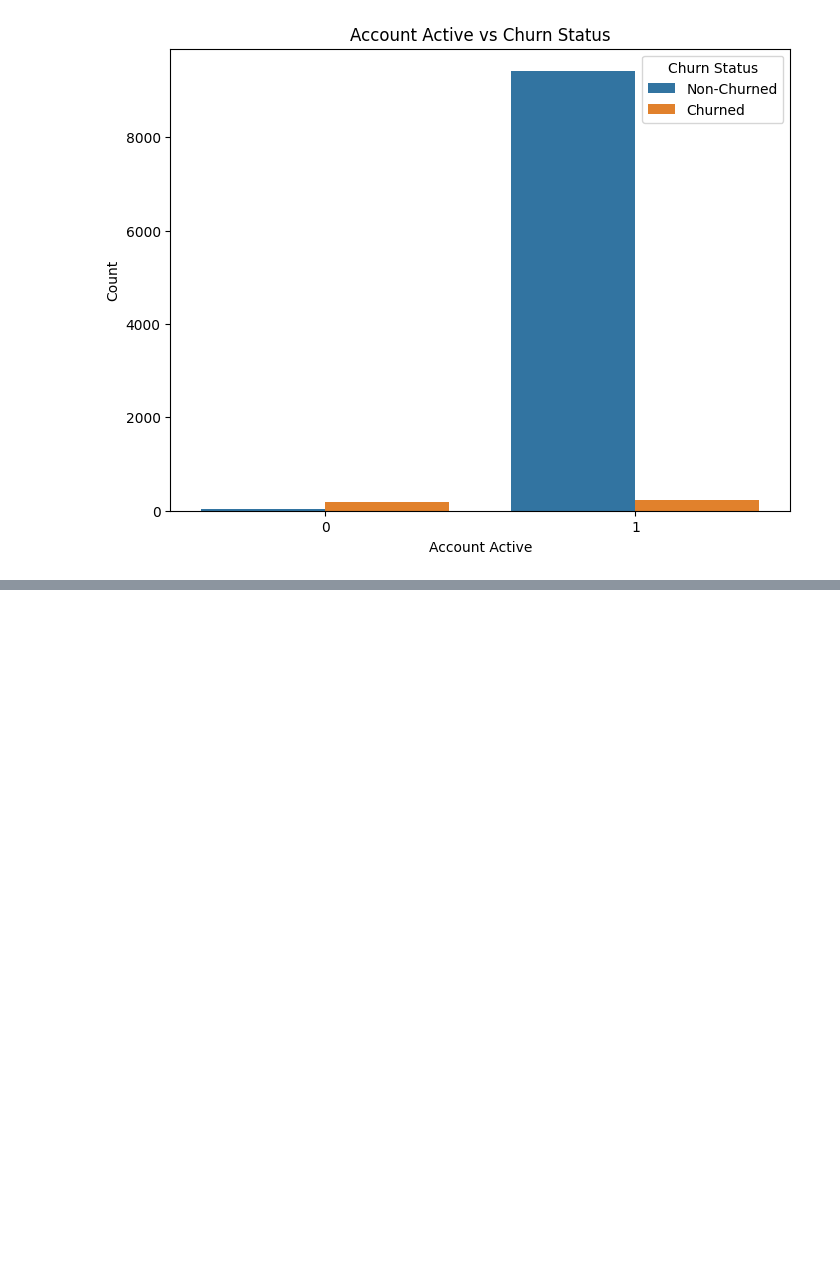
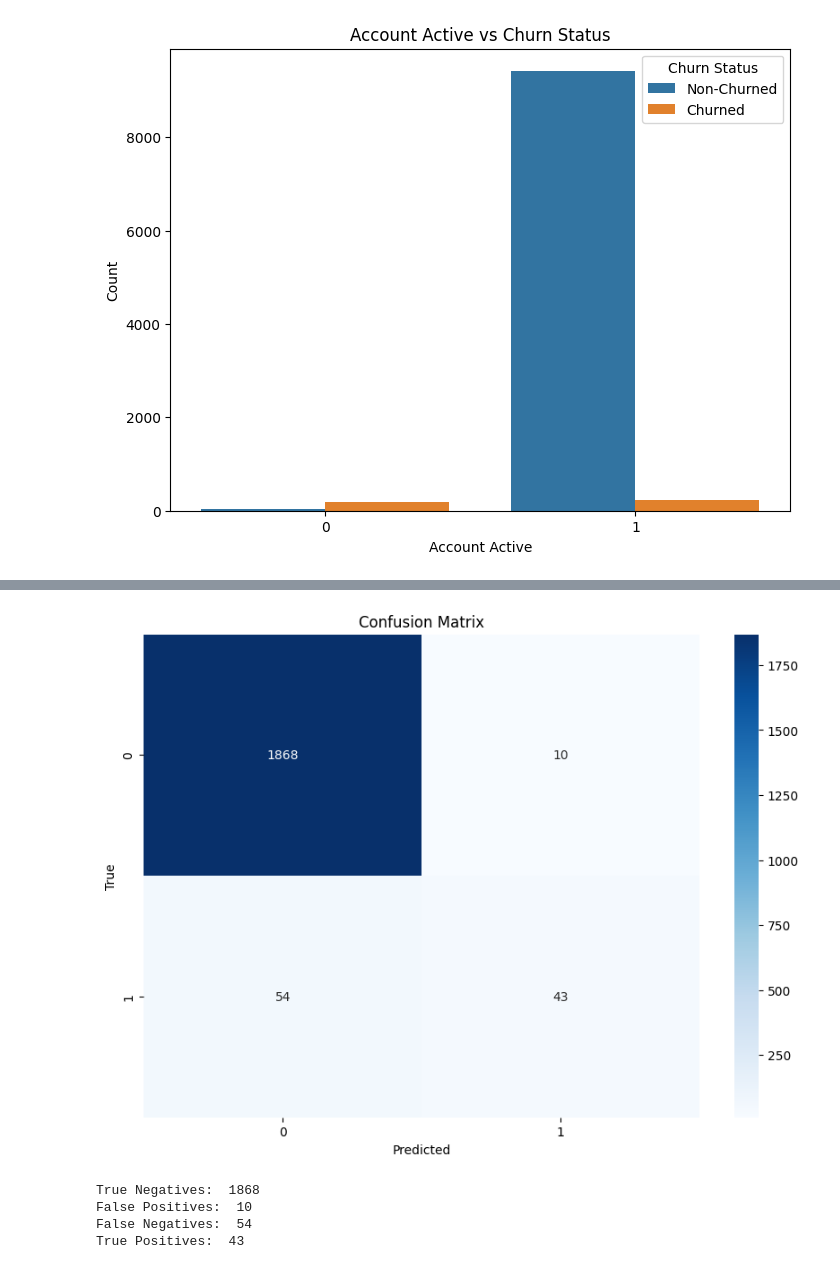
Before and after one commit to andrew250402/DSA3101-Project, a Jupyter notebook: Abu/Churn_Prediction.ipynb, the cells around one changed output, grey strips where cells are left out. Cells and saved outputs as stored; diff of their text form; code cells hidden in the pictures; blank space fills up the shorter version.

```diff
--- a/Abu/Churn_Prediction.ipynb
+++ b/Abu/Churn_Prediction.ipynb
@@ -158,0 +166,11 @@ plt.show()
+# %%
+from sklearn.model_selection import train_test_split
+from sklearn.preprocessing import StandardScaler
+
+y = df["churn_status"]
+X = df.drop(columns=['churn_status','customer_id', 'job', 'marital', 'education', 'customer_segment', 'region', 'created_at', 'churn_id','churn_date'])
+X_train, X_test, y_train, y_test = train_test_split(X, y, test_size = 0.2, random_state = 12345)
+
+sc = StandardScaler()
+X_train = sc.fit_transform(X_train)
+X_test = sc.transform (X_test)
@@ -158,0 +256,9 @@ plt.show()
+# %%
+logr_model = LogisticRegression(C = 0.1, solver = 'liblinear')
+logr_model.fit(X_train,y_train)
+y_pred = logr_model.predict(X_test)
+
+df_optimized = pd.DataFrame(columns=["model","accuracy_score","0_precision","0_recall","1_precision","1_recall"])
+
+print(classification_report(y_test, y_pred, digits=2))
+print("Accuracy score of tuned LogReg model: ", accuracy_score(y_test, y_pred))
@@ -158,0 +276,21 @@ plt.show()
+# %%
+cm= confusion_matrix(y_test, y_pred=y_pred)
+
+plt.figure(figsize=(10, 7))
+sns.heatmap(cm, annot=True, fmt='d', cmap='Blues')
+plt.xlabel('Predicted')
+plt.ylabel('True')
+plt.title('Confusion Matrix')
+plt.show()
+
+tn, fp, fn, tp = cm.ravel()
+print("True Negatives: ",tn)
+print("False Positives: ",fp)
+print("False Negatives: ",fn)
+print("True Positives: ",tp)
+# %% [output]
+[figure, added]
+True Negatives:  1868
+False Positives:  10
+False Negatives:  54
+True Positives:  43
```
Also changed, not shown: parts of 8 cells of this notebook.
